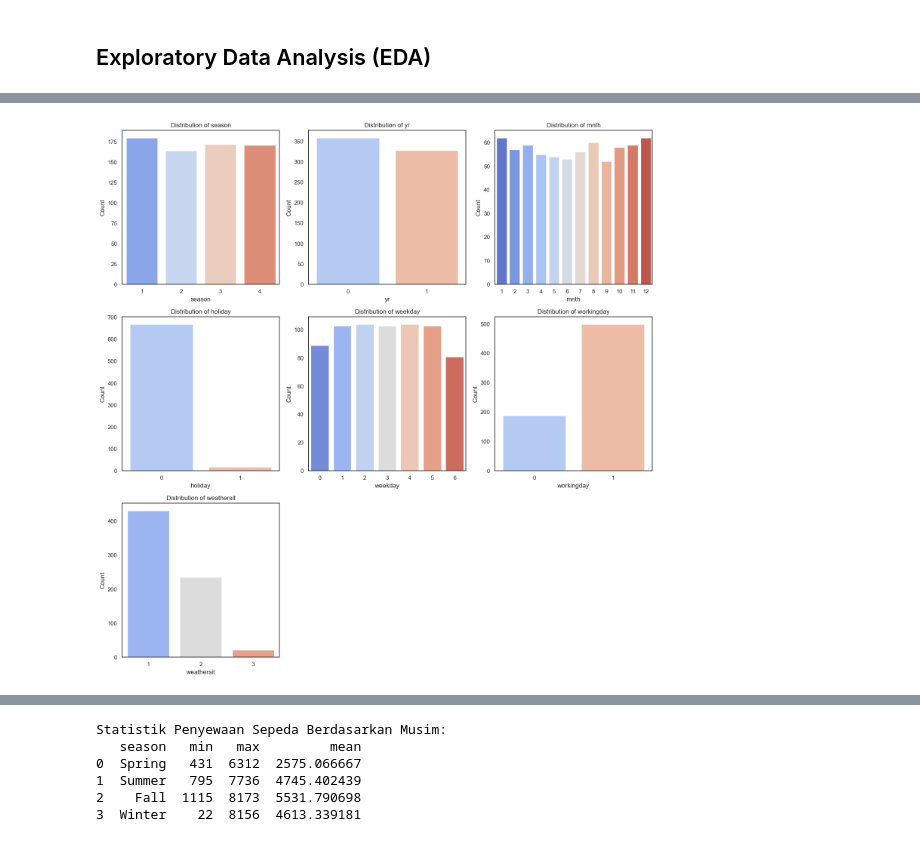
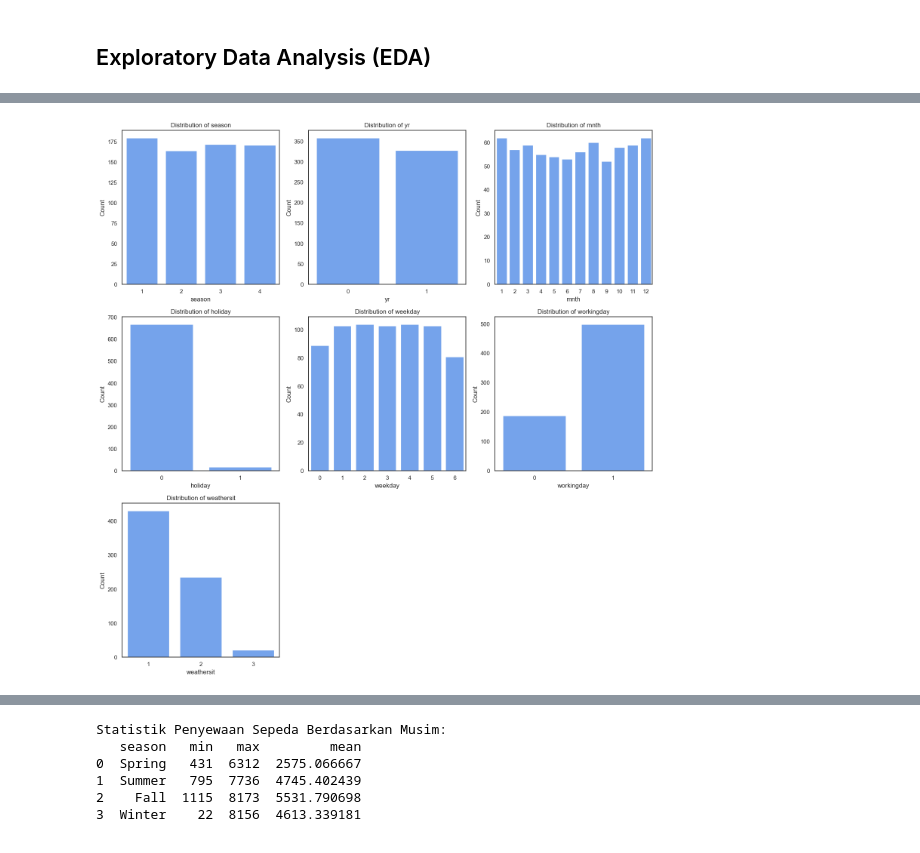
Before and after one commit to Maoelan/bike-sharing-data-analysis, a Jupyter notebook: Proyek_Analisis_Data.ipynb, the cells around one changed output, grey strips where cells are left out. Saved outputs shown, nothing was run; the diff lists cells and outputs as text; code cells hidden in the pictures.

```diff
--- a/Proyek_Analisis_Data.ipynb
+++ b/Proyek_Analisis_Data.ipynb
@@ -124,0 +264,5 @@ plt.show()
+# %%
+fig, ax = plt.subplots(figsize=(5, 3))
+plot_boxplot(day_df, 'cnt', 'Boxplot of Casual & Registered User (day_df)', 'Casual & Registred Users', ax)
+plt.tight_layout()
+plt.show()
@@ -167,14 +315,14 @@ Text(0.5, 1.0, 'Correlation Matrix')
 # %%
 sns.set_theme(style="white")
 
-def plot_numerical_distribution(data, numerical_columns, grid_size=(3, 3), palette="blue"):
+def plot_numerical_distribution(data, numerical_columns, grid_size=(3, 3), color="blue"):
     num_plots = len(numerical_columns)
     nrows, ncols = grid_size
     fig, axes = plt.subplots(nrows, ncols, figsize=(5 * ncols, 5 * nrows))
     axes = axes.flatten()
 
     for i, col in enumerate(numerical_columns):
-        sns.histplot(data[col], kde=True, ax=axes[i], color=palette)
+        sns.histplot(data[col], kde=True, ax=axes[i], color=color)
         axes[i].set_title(f'Distribution of {col}')
         axes[i].set_xlabel(col)
         axes[i].set_ylabel('Frequency')
@@ -185,14 +333,14 @@ def plot_numerical_distribution(data, numerical_columns, grid_size=(3, 3), palet
     plt.tight_layout()
     plt.show()
 
-def plot_categorical_distribution(data, categorical_columns, grid_size=(3, 3), palette="blue"):
+def plot_categorical_distribution(data, categorical_columns, grid_size=(3, 3), color="#619eff"):
     num_plots = len(categorical_columns)
     nrows, ncols = grid_size
     fig, axes = plt.subplots(nrows, ncols, figsize=(5 * ncols, 5 * nrows))
     axes = axes.flatten()
 
     for i, col in enumerate(categorical_columns):
-        sns.countplot(x=data[col], ax=axes[i], palette=palette)
+        sns.countplot(x=data[col], ax=axes[i], color=color)
         axes[i].set_title(f'Distribution of {col}')
         axes[i].set_xlabel(col)
         axes[i].set_ylabel('Count')
@@ -203,6 +351,7 @@ def plot_categorical_distribution(data, categorical_columns, grid_size=(3, 3), p
     plt.tight_layout()
     plt.show()
 
+# Contoh penggunaan
 numerical_columns = ['temp', 'atemp', 'hum', 'windspeed', 'cnt']
 categorical_columns = ['season', 'yr', 'mnth', 'holiday', 'weekday', 'workingday', 'weathersit']
 # %%
@@ -212,7 +361,7 @@ plot_numerical_distribution(day_df, numerical_columns, grid_size=(2, 3), palette
 # %%
-plot_categorical_distribution(day_df, categorical_columns, grid_size=(3, 3), palette="coolwarm")
+plot_categorical_distribution(day_df, categorical_columns, grid_size=(3, 3), color="#619eff")
 # %% [output]
-[figure, old version]
+[figure, new version]
 # %%
 day_df.describe(include="all")
 # %% [output]
```
Also changed, not shown: parts of 41 cells of this notebook.
